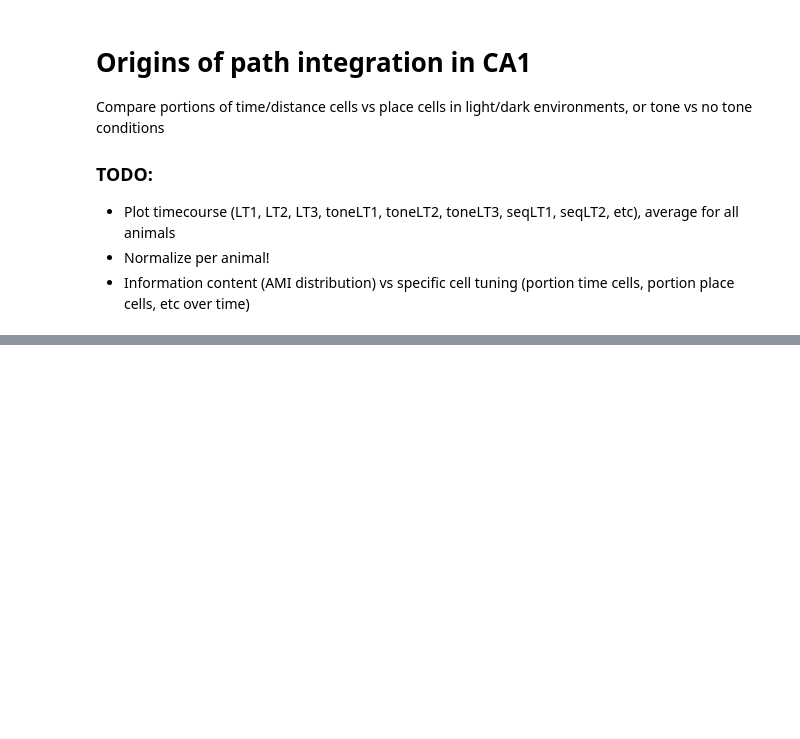
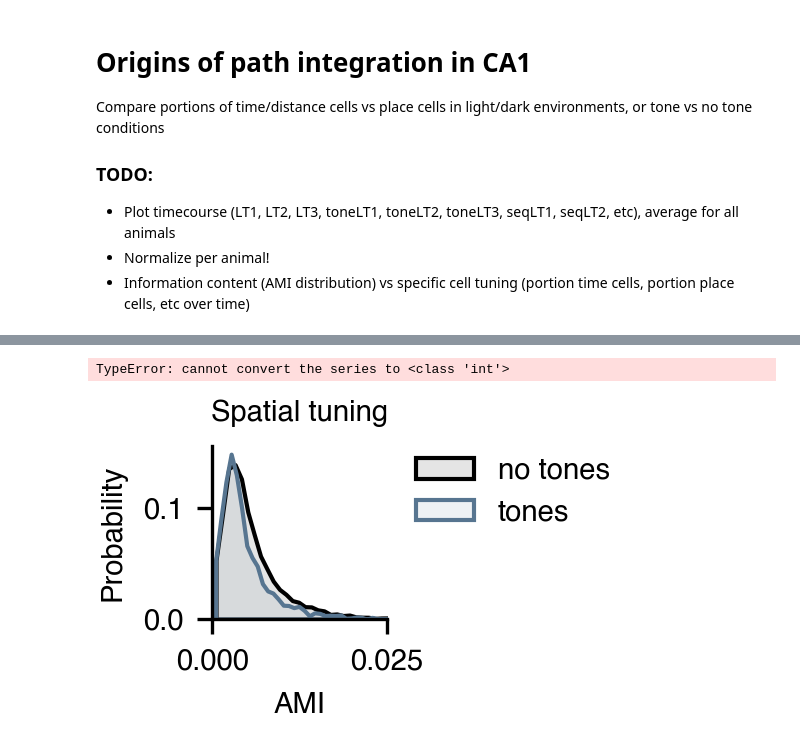
Before and after one commit to etterguillaume/PyCaAn, a Jupyter notebook: plot_dark_vs_light.ipynb, the cells around one changed output, grey strips where cells are left out. Saved outputs shown, nothing was run; the diff lists cells and outputs as text; code cells hidden in the pictures; blank space fills up the shorter version.

```diff
--- a/plot_dark_vs_light.ipynb
+++ b/plot_dark_vs_light.ipynb
@@ -77,39 +107,47 @@ df = pd.DataFrame(data_list)
+# %%
+# For each subject, reset day count from 0
+for subject in df.subject.unique():
+    df.loc[df.subject==subject,'day'] = int(df.loc[df.subject==subject,'day'])-np.min(int(df.loc[df.subject==subject,'day']))
+# %% [output]
+TypeError: cannot convert the series to <class 'int'>
 # %%
 ## Create sub-data frames
 CA1_df = df.query("region=='CA1' and rewards==True and condition=='normal'")
 
 # Compare tone vs no tone linear track
-tone_df = CA1_df.query("task=='legoLT' or task == 'legoSeqLT'")
+tone_df = CA1_df.query("task=='legoLT' or task == 'legoSeqLT' and optoStim==False")
 
 # Compare dark vs light conditions
 dark_df = CA1_df.query("task=='legoLT'")
 # %%
 # Spatial coding with or without tones
 plt.figure(figsize=(.75,.75))
-sns.histplot(LT_spatial_AMI[LT_spatial_pvalue<p_val_threshold],
-             bins=100,
+sns.histplot(
+             data=tone_df.query("task=='legoLT' and spatial_pvalue<.05"),
+             x='spatial_info',
+             bins=50,
              stat='probability',
-            #  cumulative=True,
              element='poly',
              alpha=.1,
              color='k',
              label='no tones')
-sns.histplot(seqLT_spatial_AMI[seqLT_spatial_pvalue<p_val_threshold],
-             bins=100,
+sns.histplot(
+             data=tone_df.query("task=='legoSeqLT' and spatial_pvalue<.05"),
+             x='spatial_info',
+             bins=50,
              stat='probability',
-            #  cumulative=True,
              element='poly',
              alpha=.1,
              color='C0',
              label='tones')
-plt.plot([np.mean(LT_spatial_AMI[LT_spatial_pvalue<p_val_threshold]),np.mean(LT_spatial_AMI[LT_spatial_pvalue<p_val_threshold])],[0,.1],c='k')
-plt.plot([np.mean(seqLT_spatial_AMI[seqLT_spatial_pvalue<p_val_threshold]),np.mean(seqLT_spatial_AMI[seqLT_spatial_pvalue<p_val_threshold])],[0,.1],c='C0')
 #plt.xscale('log')
 plt.title('Spatial tuning')
-plt.xlabel('AMI (log scale)')
-plt.xlim([0.0005,.05])
+plt.xlabel('AMI')
+plt.xlim([0,.025])
 plt.legend(bbox_to_anchor=(1.1, 1), loc='upper left', borderaxespad=0)
-plt.savefig(os.path.join(params['path_to_results'],'figures', 'cum_dens_elapsed_spatial_noTone_vs_tone.pdf'))
+plt.savefig(os.path.join(params['path_to_results'],'figures', 'probhist_elapsed_spatial_noTone_vs_tone.pdf'))
+# %% [output]
+[figure, added]
 # %%
 # Temporal coding with or without tones
 plt.figure(figsize=(.5,.75))
```
Also changed, not shown: parts of 6 cells of this notebook, 1 other file.
